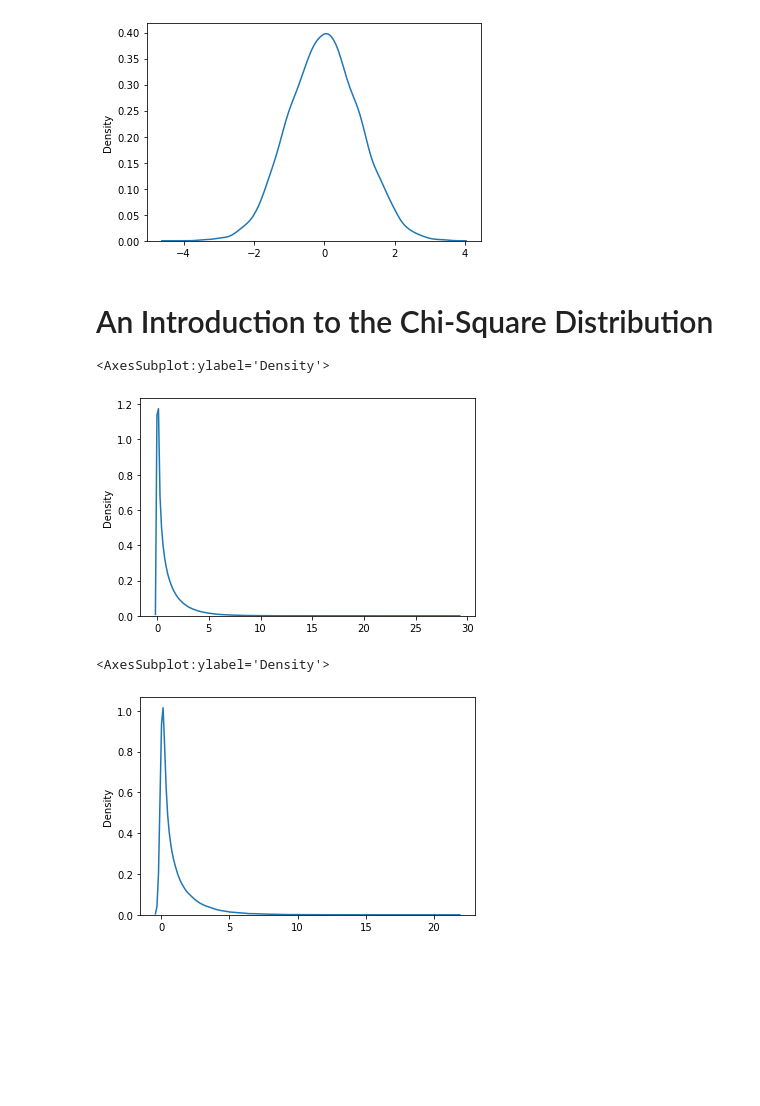
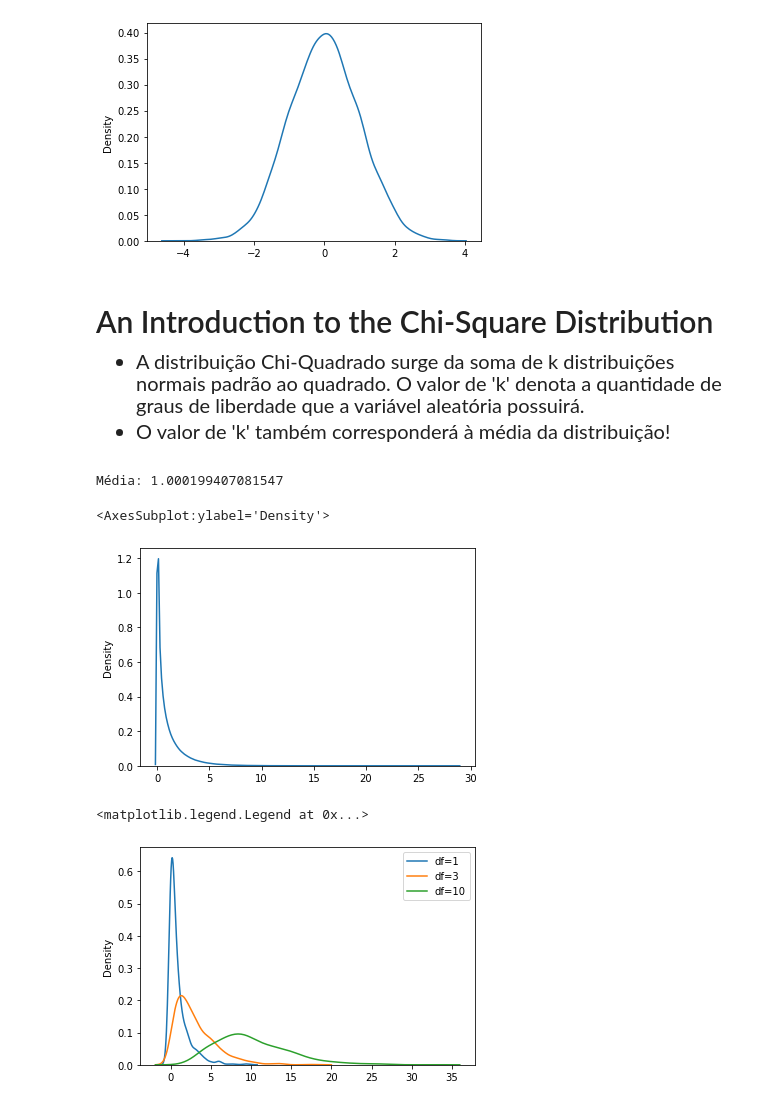
Before and after one commit to felipesveiga/Think-Stats, a Jupyter notebook: Chapter 5/Continuous Probability Functions/continuous-probability-functions.ipynb, the cells around one changed output. Drawn from its saved outputs; the diff is of its cells as text; code cells hidden in the pictures; blank space fills up the shorter version.

```diff
--- a/Chapter 5/Continuous Probability Functions/continuous-probability-functions.ipynb
+++ b/Chapter 5/Continuous Probability Functions/continuous-probability-functions.ipynb
@@ -68,15 +68,35 @@ sns.kdeplot(std_s)
 [figure]
 # %% [markdown]
 <h2 style='font-size:30px'> An Introduction to the Chi-Square Distribution</h2>
+<div>
+    <ul style='font-size:20px'>
+        <li>
+            A distribuição Chi-Quadrado surge da soma de k distribuições normais padrão ao quadrado. O valor de 'k' denota a quantidade de graus de liberdade que a variável aleatória possuirá.
+        </li>
+        <li>
+            O valor de 'k' também corresponderá à média da distribuição!
+        </li>
+    </ul>
+</div>
 # %%
+# Montando uma distribuição chi-quadrado com um grau de liberdade (ou seja, formada por uma única distribuição normal padrão ao quadrado).
 x_2 = np.random.chisquare(1, size=9999999)
+
+# Medindo a média da distribuição:
+print(f'Média: {x_2.mean()}')
+
+# Observe que o formato da distribuição se assemelha a um véu de noiva.
 sns.kdeplot(x_2)
 # %% [output]
-<AxesSubplot:ylabel='Density'>
+Média: 1.000199407081547
+<AxesSubplot:ylabel='Density'>
-[figure, old version]
+[figure, new version]
-# %%
-x = np.random.normal(size=99999)
-sns.kdeplot(x**2)
-# %% [output]
-<AxesSubplot:ylabel='Density'>
-[figure, removed]
+# %%
+# Conforme aumentamos o grau de liberdade da distribuição, o formato de véu é perdido.
+for df in [1, 3, 10]:
+    sns.kdeplot(np.random.chisquare(df, size=1000), label=f'df={df}')
+
+plt.legend()
+# %% [output]
+<matplotlib.legend.Legend at 0x...>
+[figure, added]
```
Also changed, not shown: parts of 3 cells of this notebook.
